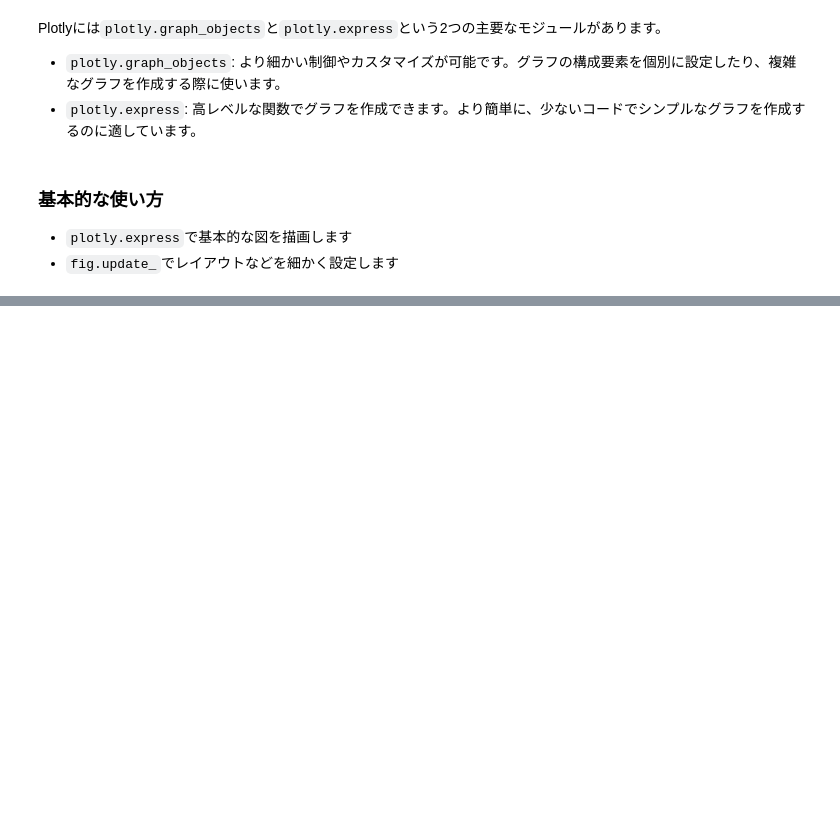
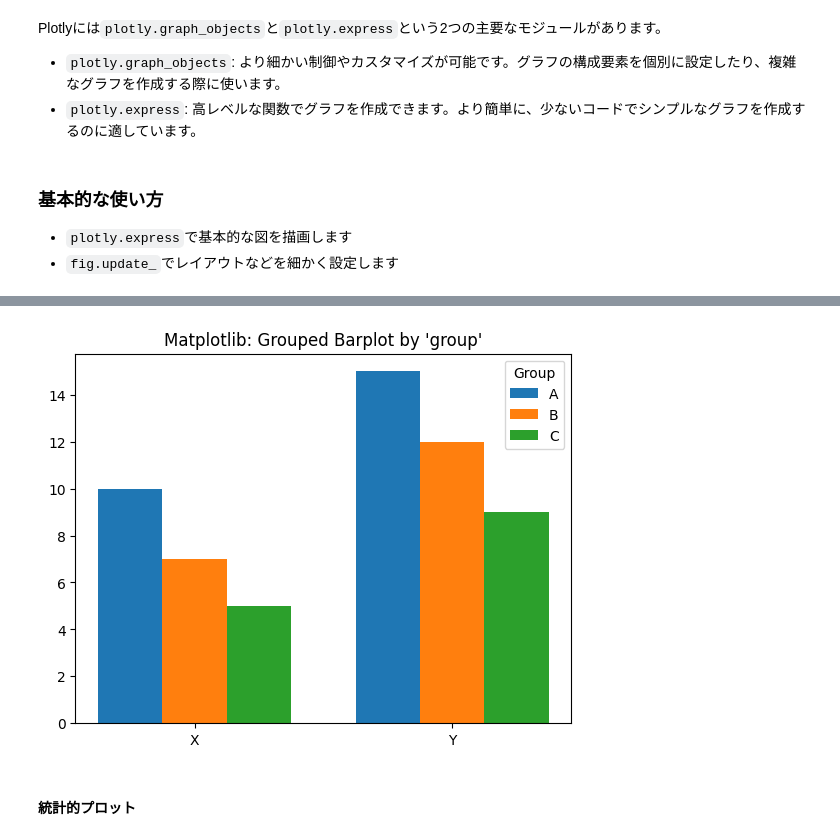
Before and after one commit to lvzeyu/css_tohoku, a Jupyter notebook: css_tohoku/_build/html/_sources/draft/visualization2.ipynb, the cells around one changed output, grey strips where cells are left out. Saved outputs shown, nothing was run; the diff lists cells and outputs as text; code cells hidden in the pictures; blank space fills up the shorter version.

```diff
--- a/css_tohoku/_build/html/_sources/draft/visualization2.ipynb
+++ b/css_tohoku/_build/html/_sources/draft/visualization2.ipynb
@@ -212,0 +240,27 @@ fig.update_yaxes(range=[0,20],row=1, col=1)
+# %%
+import numpy as np
+
+# uniqueなカテゴリとグループを取得
+categories = df['category'].unique()
+groups = df['group'].unique()
+
+# 棒の位置調整
+x = np.arange(len(categories))
+width = 0.25
+
+fig, ax = plt.subplots()
+
+# 各groupごとに描画
+for i, group in enumerate(groups):
+    values = df[df['group'] == group].sort_values('category')['value']
+    ax.bar(x + i * width, values, width=width, label=group)
+
+ax.set_xticks(x + width)
+ax.set_xticklabels(categories)
+ax.set_title("Matplotlib: Grouped Barplot by 'group'")
+ax.legend(title="Group")
+plt.show()
+# %% [output]
+[figure, added]
+# %% [markdown]
+#### 統計的プロット
```
Also changed, not shown: parts of 11 cells of this notebook, 23 other files.
